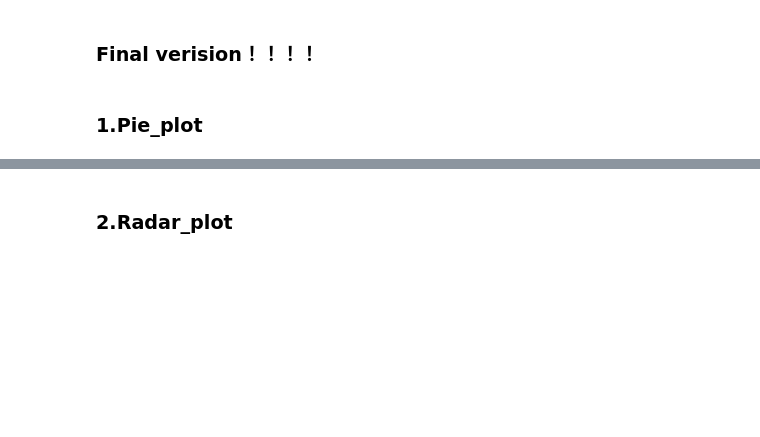
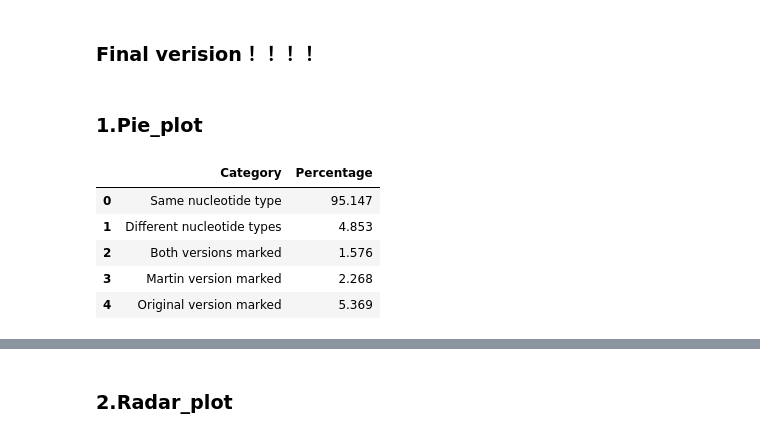
Before and after one commit to NicolaDM/EBI_INTER, a Jupyter notebook: Project_1/May.25_assemble_task/2_plot.ipynb, the cells around one changed output, grey strips where cells are left out. Cells and saved outputs as stored; diff of their text form; code cells hidden in the pictures; blank space fills up the shorter version.

```diff
--- a/Project_1/May.25_assemble_task/2_plot.ipynb
+++ b/Project_1/May.25_assemble_task/2_plot.ipynb
@@ -39,6 +39,15 @@ df_all = pd.DataFrame(data_all)
 df_err = pd.DataFrame(data_err)
 # %% [markdown]
 ### 1.Pie_plot
+# %%
+df_all
+# %% [output]
+|  | Category | Percentage |
+| 0 | Same nucleotide type | 95.147 |
+| 1 | Different nucleotide types | 4.853 |
+| 2 | Both versions marked | 1.576 |
+| 3 | Martin version marked | 2.268 |
+| 4 | Original version marked | 5.369 |
 # %%
 import plotly.subplots as sp
 import plotly.graph_objects as go
```
Also changed, not shown: parts of 2 cells of this notebook, 4 other files.
